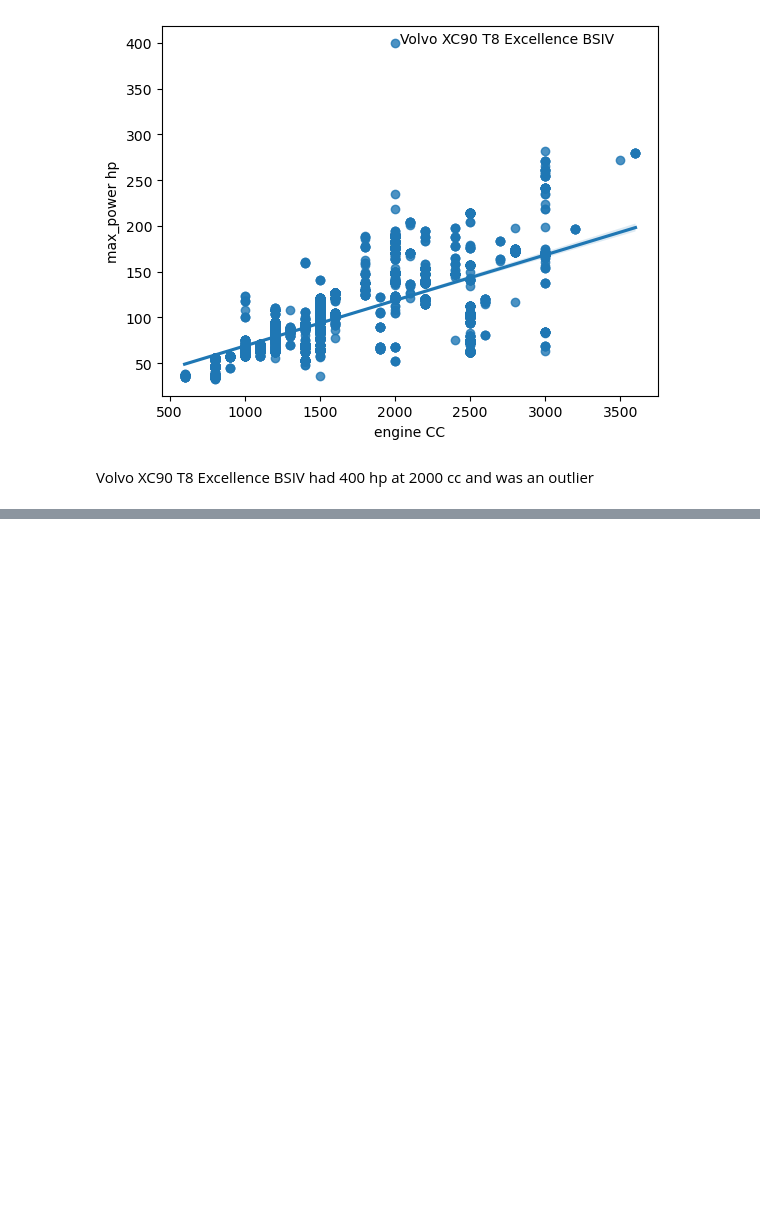
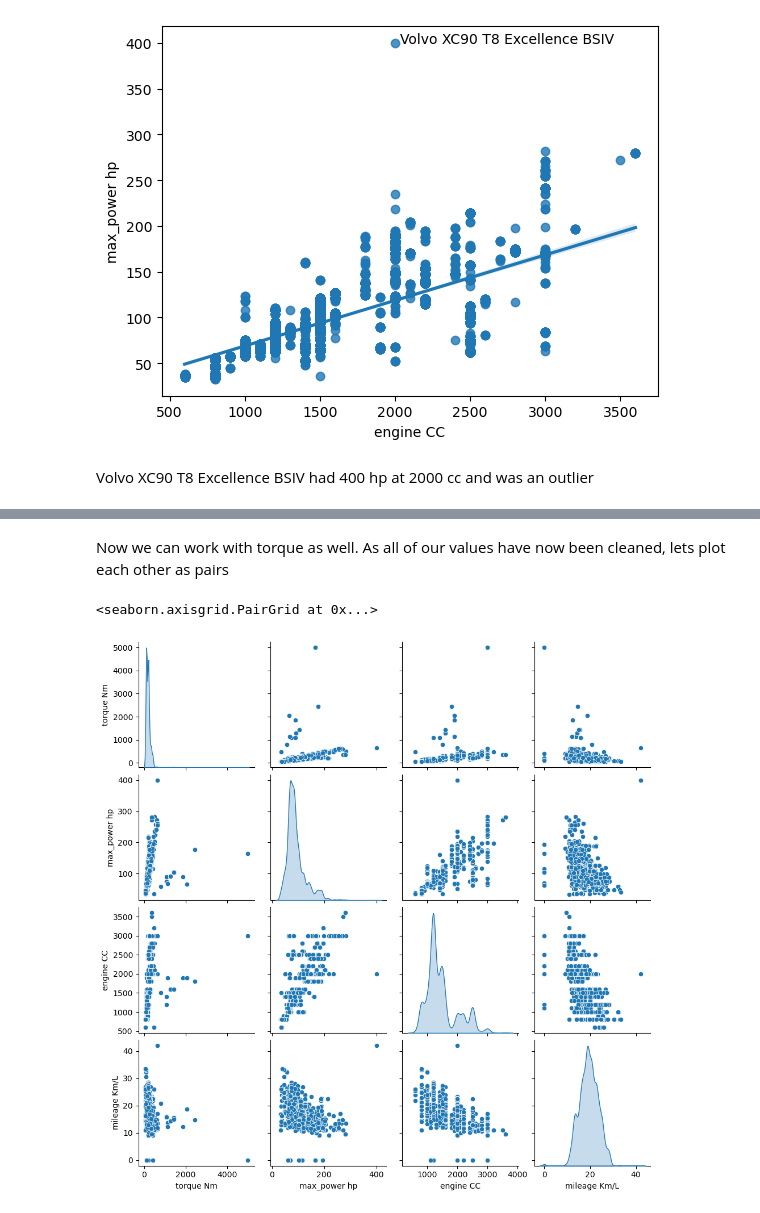
Before and after one commit to umais2005/Vehicle-Analysis, a Jupyter notebook: Vehicle EDA.ipynb, the cells around one changed output, grey strips where cells are left out. Drawn from its saved outputs; the diff is of its cells as text; code cells hidden in the pictures; blank space fills up the shorter version.

Commit message:
cleaned

```diff
--- a/Vehicle EDA.ipynb
+++ b/Vehicle EDA.ipynb
@@ -269,0 +198,3 @@ Name: torque, Length: 8128, dtype: object
+# %%
+cleaned = pd.read_csv('cleaned_cars.csv')
+cleaned.head()
@@ -269,0 +208,8 @@ Name: torque, Length: 8128, dtype: object
+# %% [markdown]
+Now we can work with torque as well. As all of our values have now been cleaned, lets plot each other as pairs
+# %%
+
+sns.pairplot(cleaned[['torque Nm', 'max_power hp', 'engine CC', 'mileage Km/L']], diag_kind='kde')
+# %% [output]
+<seaborn.axisgrid.PairGrid at 0x...>
+[figure, added]
```
Also changed, not shown: parts of 15 cells of this notebook.
